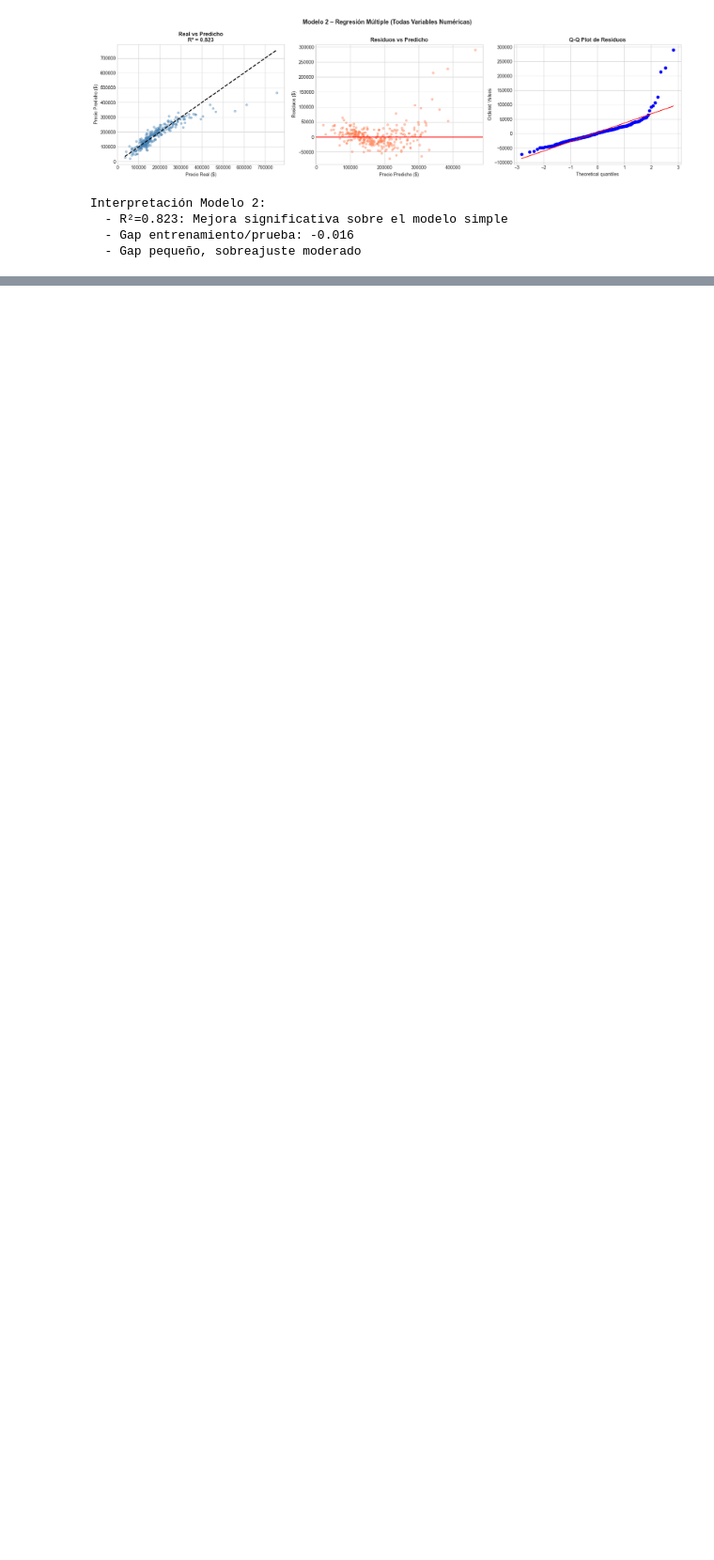
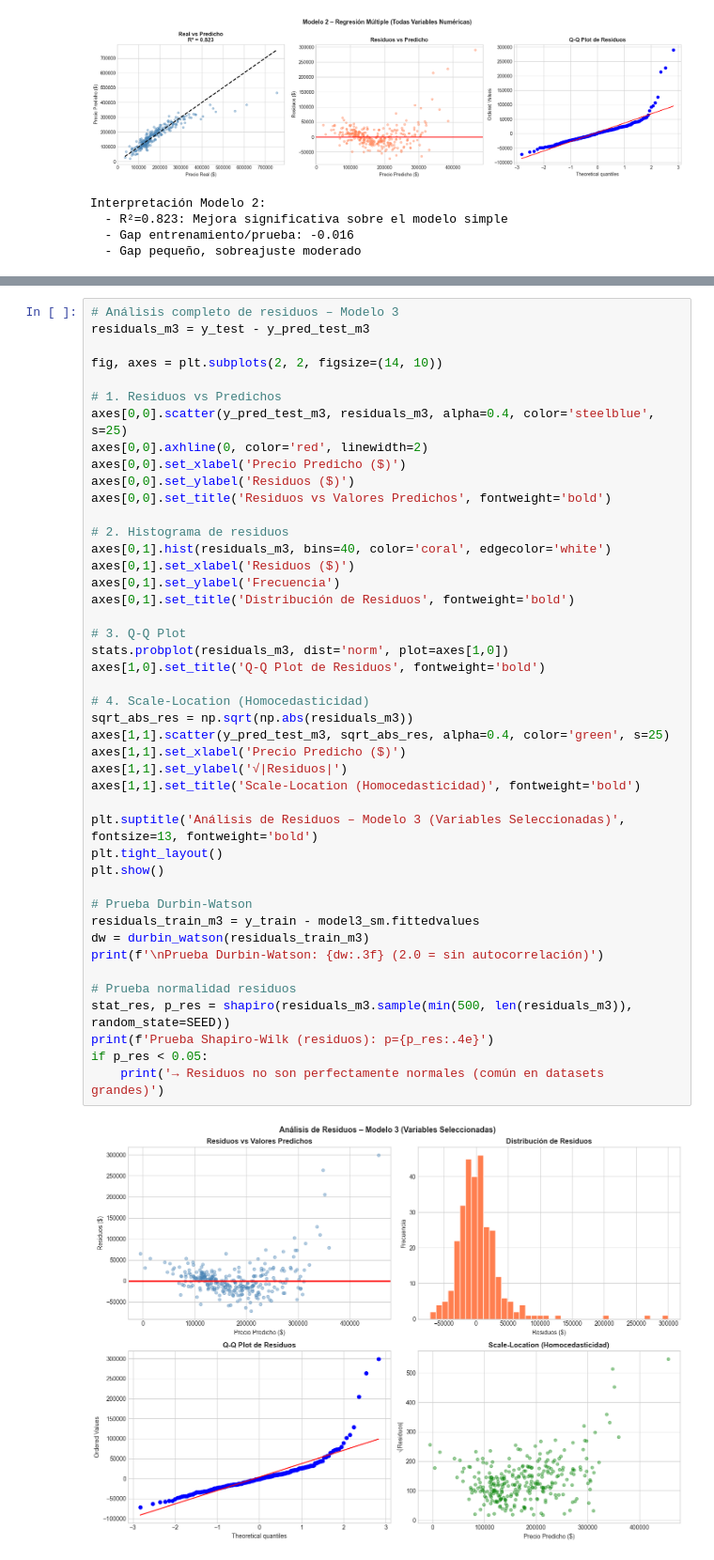
Before and after one commit to JPLopez23/Laboratorio-03---MRL, a Jupyter notebook: Lab3.ipynb, the cells around one changed output, grey strips where cells are left out. Shown at 94% size. Drawn from its saved outputs; the diff is of its cells as text; blank space fills up the shorter version.

```diff
--- a/Lab3.ipynb
+++ b/Lab3.ipynb
@@ -725,0 +856,46 @@ Interpretación Modelo 2:
+# %%
+# Análisis completo de residuos – Modelo 3
+residuals_m3 = y_test - y_pred_test_m3
+
+fig, axes = plt.subplots(2, 2, figsize=(14, 10))
+
+# 1. Residuos vs Predichos
+axes[0,0].scatter(y_pred_test_m3, residuals_m3, alpha=0.4, color='steelblue', s=25)
+axes[0,0].axhline(0, color='red', linewidth=2)
+axes[0,0].set_xlabel('Precio Predicho ($)')
+axes[0,0].set_ylabel('Residuos ($)')
+axes[0,0].set_title('Residuos vs Valores Predichos', fontweight='bold')
+
+# 2. Histograma de residuos
+axes[0,1].hist(residuals_m3, bins=40, color='coral', edgecolor='white')
+axes[0,1].set_xlabel('Residuos ($)')
+axes[0,1].set_ylabel('Frecuencia')
+axes[0,1].set_title('Distribución de Residuos', fontweight='bold')
+
+# 3. Q-Q Plot
+stats.probplot(residuals_m3, dist='norm', plot=axes[1,0])
+axes[1,0].set_title('Q-Q Plot de Residuos', fontweight='bold')
+
+# 4. Scale-Location (Homocedasticidad)
+sqrt_abs_res = np.sqrt(np.abs(residuals_m3))
+axes[1,1].scatter(y_pred_test_m3, sqrt_abs_res, alpha=0.4, color='green', s=25)
+axes[1,1].set_xlabel('Precio Predicho ($)')
+axes[1,1].set_ylabel('√|Residuos|')
+axes[1,1].set_title('Scale-Location (Homocedasticidad)', fontweight='bold')
+
+plt.suptitle('Análisis de Residuos – Modelo 3 (Variables Seleccionadas)', fontsize=13, fontweight='bold')
+plt.tight_layout()
+plt.show()
+
+# Prueba Durbin-Watson
+residuals_train_m3 = y_train - model3_sm.fittedvalues
+dw = durbin_watson(residuals_train_m3)
+print(f'\nPrueba Durbin-Watson: {dw:.3f} (2.0 = sin autocorrelación)')
+
+# Prueba normalidad residuos
+stat_res, p_res = shapiro(residuals_m3.sample(min(500, len(residuals_m3)), random_state=SEED))
+print(f'Prueba Shapiro-Wilk (residuos): p={p_res:.4e}')
+if p_res < 0.05:
+    print('→ Residuos no son perfectamente normales (común en datasets grandes)')
+# %% [output]
+[figure, added]
```
Also changed, not shown: parts of 10 cells of this notebook.
